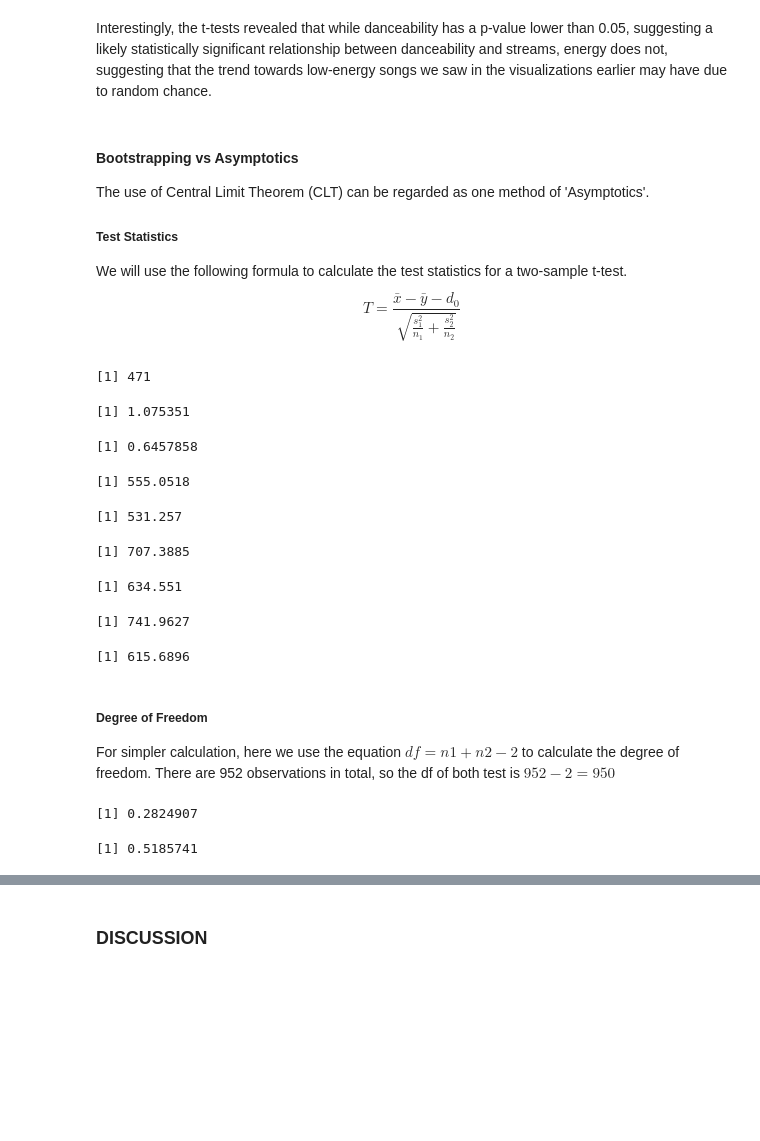
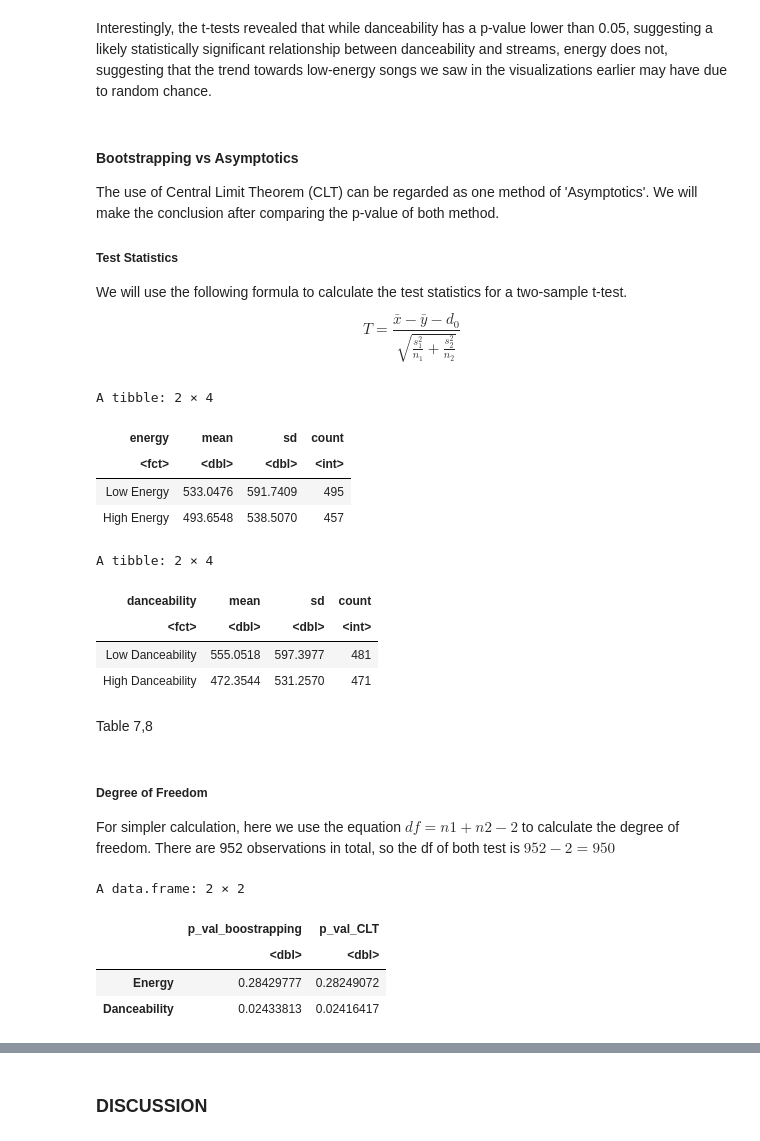
Before and after one commit to HaoyuYou/STAT-201-Group-Project, a Jupyter notebook: FINAL REPORT.ipynb, the cells around one changed output, grey strips where cells are left out. Saved outputs shown, nothing was run; the diff lists cells and outputs as text; code cells hidden in the pictures; blank space fills up the shorter version.

```diff
--- a/FINAL REPORT.ipynb
+++ b/FINAL REPORT.ipynb
@@ -680,7 +477,7 @@ Table 6
 Interestingly, the t-tests revealed that while danceability has a p-value lower than 0.05, suggesting a likely statistically significant relationship between danceability and streams, energy does not, suggesting that the trend towards low-energy songs we saw in the visualizations earlier may have due to random chance.
 # %% [markdown]
 #### Bootstrapping vs Asymptotics
-The use of Central Limit Theorem (CLT) can be regarded as one method of 'Asymptotics'.
+The use of Central Limit Theorem (CLT) can be regarded as one method of 'Asymptotics'. We will make the conclusion after comparing the p-value of both method.
 
 ##### Test Statistics
 We will use the following formula to calculate the test statistics for a two-sample t-test.
@@ -688,22 +485,31 @@ $$
 T = \frac{\bar{x}-\bar{y} - d_0}{\sqrt{\frac{s_1^2}{n_1} + \frac{s_2^2}{n_2}} }
 $$
 # %%
-# generate low & high energy subsets
-quantile_50_en <- quantile(spotify$energy, 0.5)
-indices1 <- which(spotify$energy <= quantile_50_en)
-filtered_en_low <- spotify[indices1, ]
+# tables of variables needed
 
-indices2 <- which(spotify$energy > quantile_50_en)
-filtered_en_high <- spotify[indices2, ]
+sum_energy <- spotify_categorized |>
+    group_by(energy) |>
+    summarize(mean=mean(streams),sd=sd(streams),count=n())
+sum_energy
 
-# generate low & high danceability subsets
+sum_danceability <- spotify_categorized |>
+    group_by(danceability) |>
+    summarize(mean=mean(streams),sd=sd(streams),count=n())
+sum_danceability
 
-quantile_50_dan <- quantile(spotify$danceability, 0.5)
-indices3 <- which(spotify$danceability <= quantile_50_dan)
-filtered_dan_low <- spotify[indices3, ]
+# calculation of test statistics
+energy_test_stat <- (sum_energy$mean[1]-sum_energy$mean[2])/sqrt((sum_energy$sd[1]^2)/sum_energy$count[1]+(sum_energy$sd[2])^2/sum_energy$count[2])
 
-indices4 <- which(spotify$danceability > quantile_50_dan)
-filtered_dan_high <- spotify[indices4, ]
-nrow(filtered_dan_high)
+dance_test_stat <- (sum_danceability$mean[1]-sum_danceability$mean[2])/
+sqrt((sum_danceability$sd[1])^2/sum_danceability$count[1]+(sum_danceability$sd[2])^2/sum_danceability$count[2])
 # %% [output]
-[1] 471
+A tibble: 2 × 4
+| energy | mean | sd | count |
+| <fct> | <dbl> | <dbl> | <int> |
+| Low Energy | 533.0476 | 591.7409 | 495 |
+| High Energy | 493.6548 | 538.5070 | 457 |
+A tibble: 2 × 4
+| danceability | mean | sd | count |
+| <fct> | <dbl> | <dbl> | <int> |
+| Low Danceability | 555.0518 | 597.3977 | 481 |
+| High Danceability | 472.3544 | 531.2570 | 471 |
@@ -735,22 +516,5 @@ test_stat_danceability <- (low_dance_bar-high_dance_bar)/sqrt(low_dance_sd^2/n_d
-# %%
-test_stat_energy
-test_stat_danceability
-
-low_dance_bar
-high_dance_bar
-low_energy_sd^2/n_en_low
-high_energy_sd^2/n_en_high
-low_dance_sd^2/n_dan_low
-high_energy_sd^2/n_dan_high
-# %% [output]
-[1] 1.075351
-[1] 0.6457858
-[1] 555.0518
-[1] 531.257
-[1] 707.3885
-[1] 634.551
-[1] 741.9627
-[1] 615.6896
+# %% [markdown]
+Table 7,8
 # %% [markdown]
 ##### Degree of Freedom
 For simpler calculation, here we use the equation $ df=n1+n2-2$ to calculate the degree of freedom. There are 952 observations in total, so the df of both test is $952-2=950$
@@ -758,11 +522,19 @@ For simpler calculation, here we use the equation $ df=n1+n2-2$ to calculate the
 # Since both test statistics are negative and our hypothesis test are two sided,
 # we multiple the result by 2
 
-p_val_energy <- 2*pt(test_stat_energy,950,lower.tail = FALSE)
-p_val_danceability <- 2*pt(test_stat_danceability,950,lower.tail = FALSE)
+# Since both test statistics are positive and our hypothesis test are two sided,
+# we set the right tail and multiple the result by 2
+p_val_energy <- 2*pt(energy_test_stat,950,lower.tail = FALSE)
+p_val_danceability <- 2*pt(dance_test_stat,950,lower.tail = FALSE)
 
-p_val_energy
-p_val_danceability
+p_val_sum <- data.frame(
+    p_val_boostrapping = c(results$p_value[1],results$p_value[2]),
+    p_val_CLT = c(p_val_energy,p_val_danceability))
+rownames(p_val_sum) <- c('Energy', 'Danceability')
+p_val_sum
 # %% [output]
-[1] 0.2824907
+A data.frame: 2 × 2
-[1] 0.5185741
+|  | p_val_boostrapping | p_val_CLT |
+|  | <dbl> | <dbl> |
+| Energy | 0.28429777 | 0.28249072 |
+| Danceability | 0.02433813 | 0.02416417 |
```
Also changed, not shown: parts of 17 cells of this notebook.
